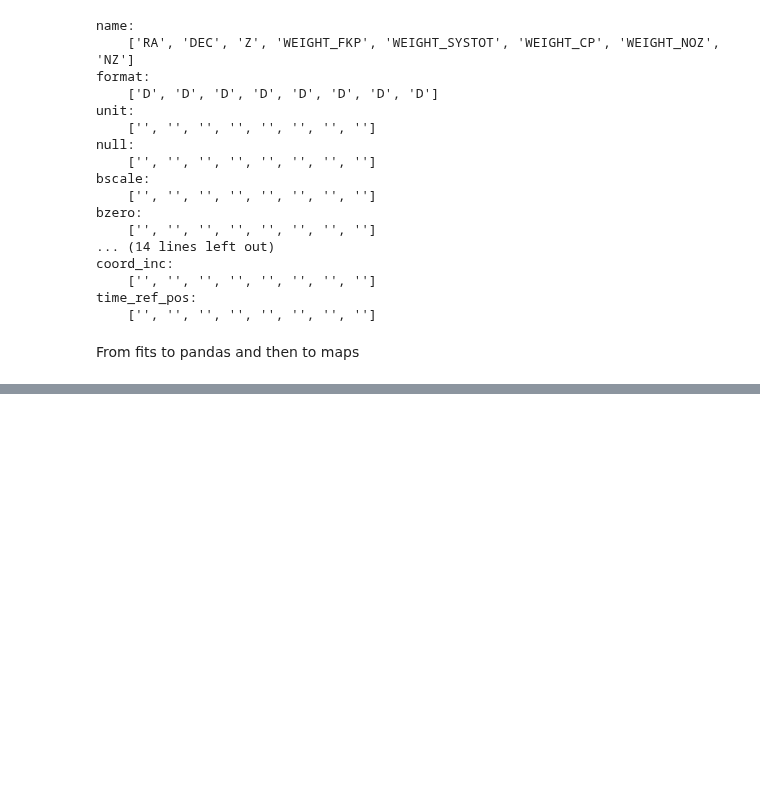
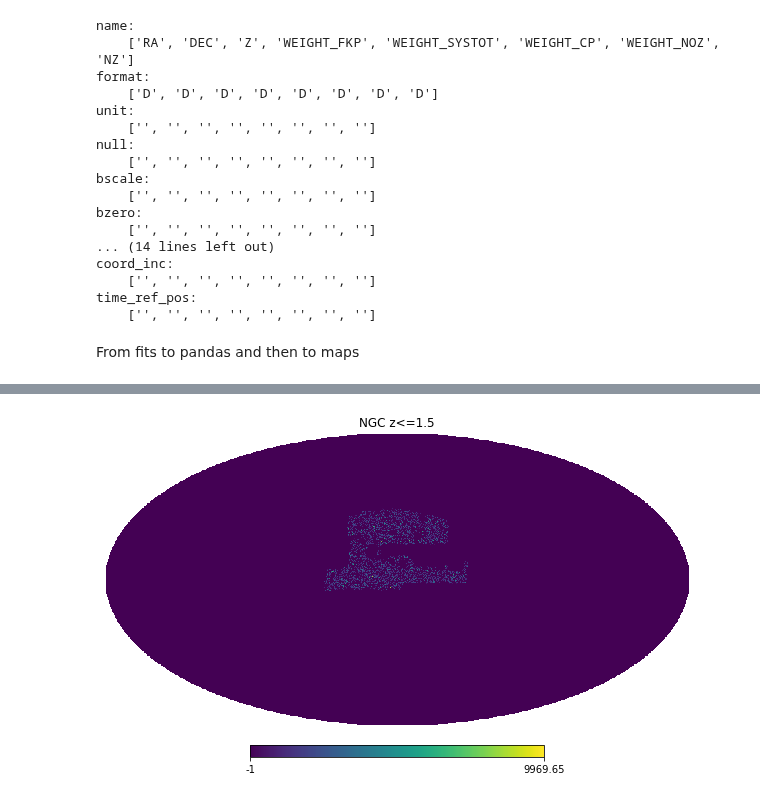
Before and after one commit to Cosmotheka/Cosmotheka, a Jupyter notebook: pipeline/eBOSS_QSO/eQuasar.ipynb, the cells around one changed output, grey strips where cells are left out. Saved outputs shown, nothing was run; the diff lists cells and outputs as text; code cells hidden in the pictures; blank space fills up the shorter version.

```diff
--- a/pipeline/eBOSS_QSO/eQuasar.ipynb
+++ b/pipeline/eBOSS_QSO/eQuasar.ipynb
@@ -131,0 +144,4 @@ make_map(SGC_data, SGC_r_data)
+# %%
+hp.visufunc.mollview(SGC_maps[0], title= 'NGC z<=1.5')
+# %% [output]
+[figure, added]
```
Also changed, not shown: parts of 14 cells of this notebook.
